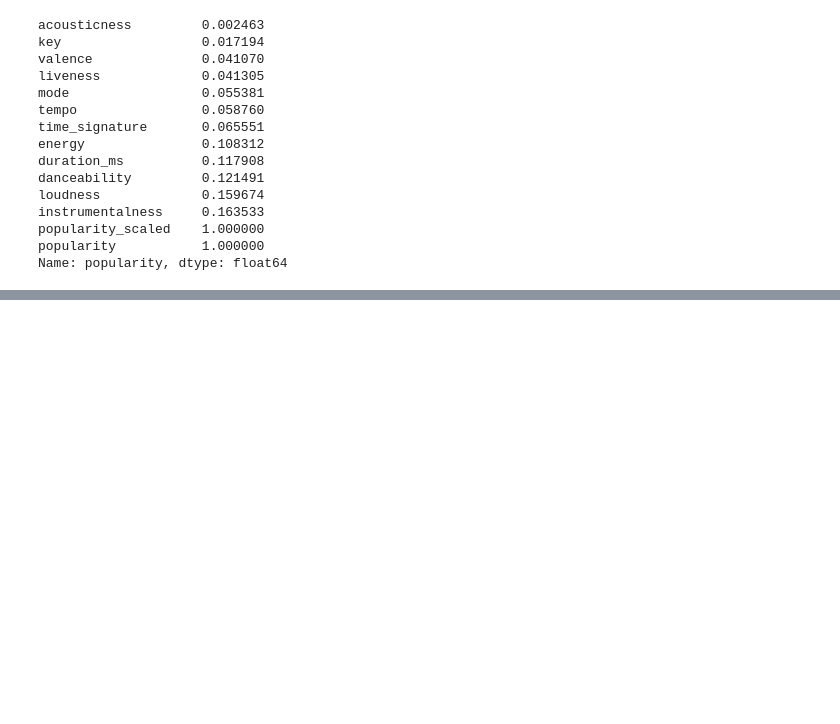
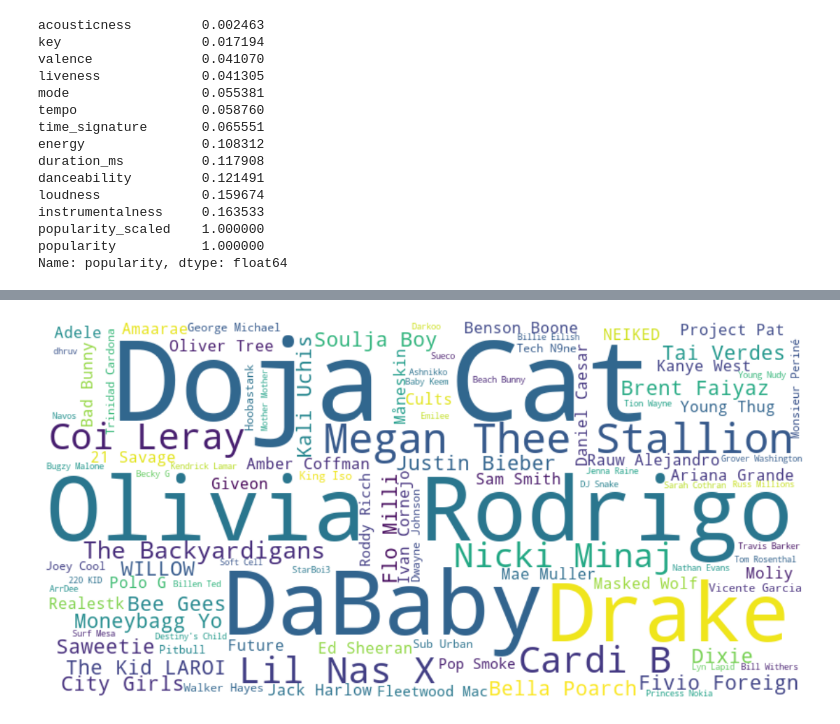
Before and after one commit to s-helal/tiktokify, a Jupyter notebook: graphs.ipynb, the cells around one changed output, grey strips where cells are left out. Saved outputs shown, nothing was run; the diff lists cells and outputs as text; code cells hidden in the pictures; blank space fills up the shorter version.

```diff
--- a/graphs.ipynb
+++ b/graphs.ipynb
@@ -296,0 +495,10 @@ Name: popularity, dtype: float64
+# %%
+wc2 = WordCloud(background_color='white',width=800, height=400,max_words=100
+#                ,mask =tiktok_mask
+               ).generate_from_frequencies(Counter(list(getArtists(tiktok_sorted))))
+plt.figure(figsize=(20, 10))
+plt.imshow(wc2, interpolation='bilinear')
+plt.axis('off')
+plt.show()
+# %% [output]
+[figure, added]
```
Also changed, not shown: parts of 27 cells of this notebook.
